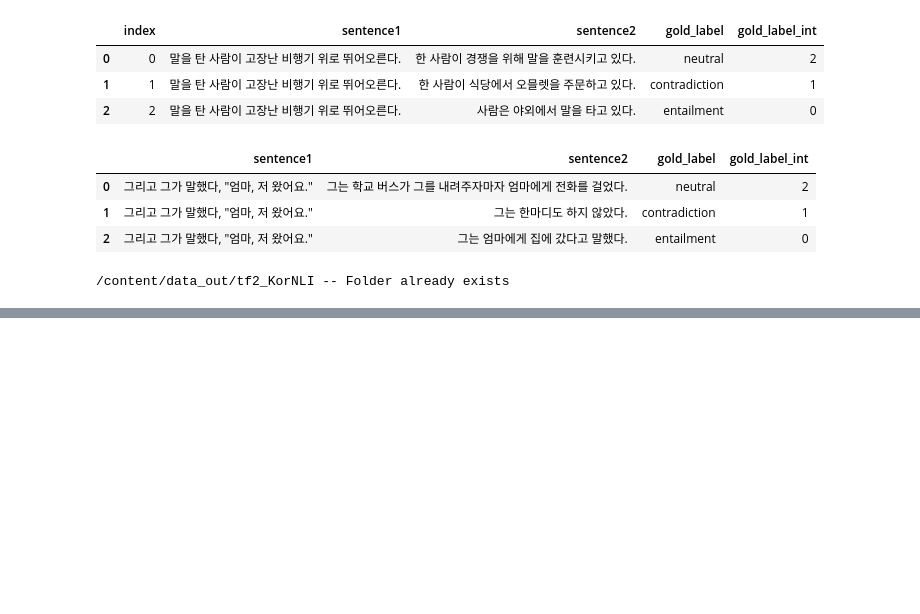
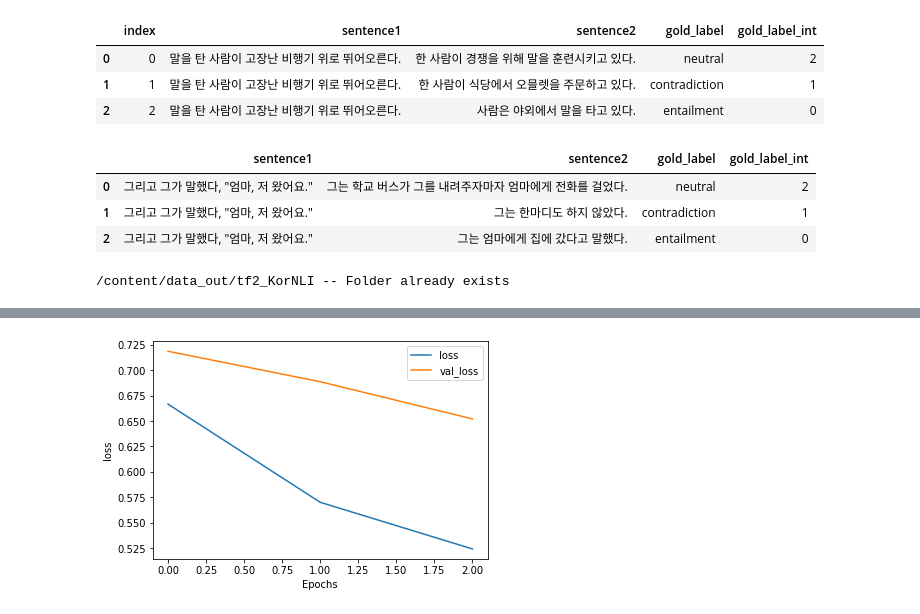
Before and after one commit to jaekyoungkim/tensor2ml_NLP, a Jupyter notebook: 텐서플로와_머신러닝으로_시작하는_자연어처리(ch7_1).ipynb, the cells around one changed output, grey strips where cells are left out. Cells and saved outputs as stored; diff of their text form; code cells hidden in the pictures; blank space fills up the shorter version.

```diff
--- a/텐서플로와_머신러닝으로_시작하는_자연어처리(ch7_1).ipynb
+++ b/텐서플로와_머신러닝으로_시작하는_자연어처리(ch7_1).ipynb
@@ -853,0 +867,4 @@ Epoch 1/3
+# %%
+plot_graphs(history, 'loss')
+# %% [output]
+[figure, added]
```
Also changed, not shown: parts of 6 cells of this notebook.
